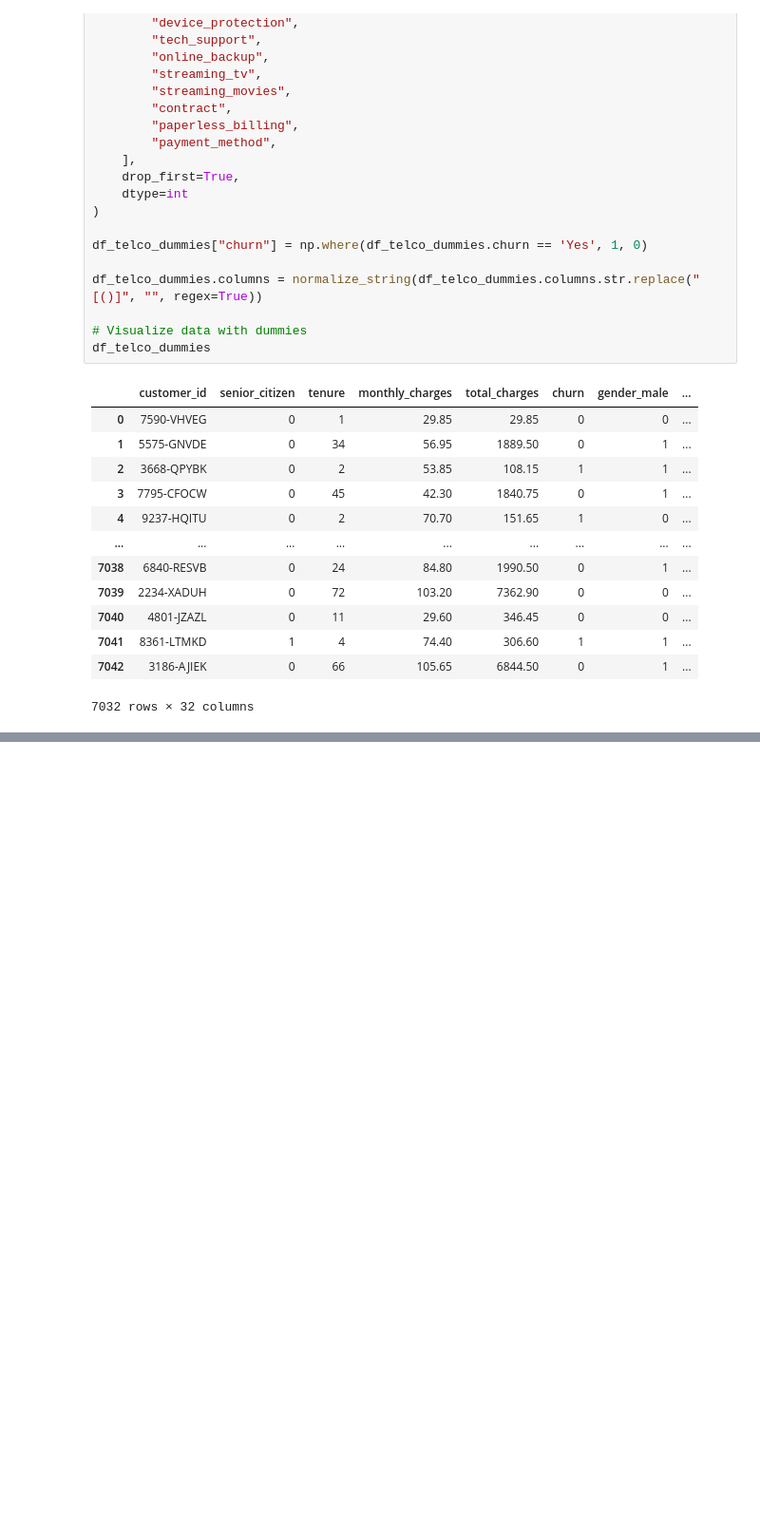
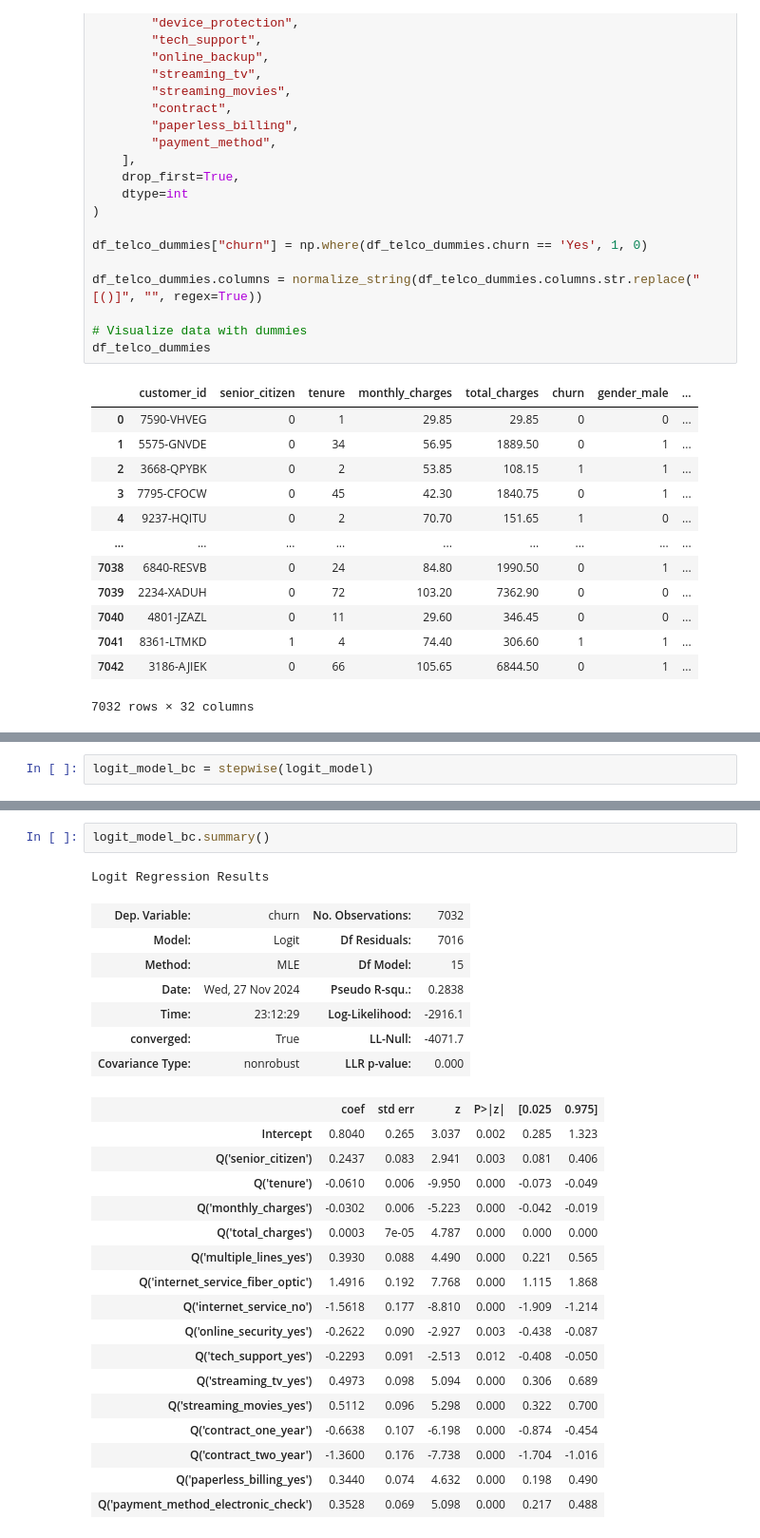
Before and after one commit to dan-teixeira/data-science, a Jupyter notebook: telco_costumer_churn/telco_customer_churn.ipynb, the cells around one changed output, grey strips where cells are left out. Shown at 95% size. Drawn from its saved outputs; the diff is of its cells as text; blank space fills up the shorter version.

```diff
--- a/telco_costumer_churn/telco_customer_churn.ipynb
+++ b/telco_costumer_churn/telco_customer_churn.ipynb
@@ -232,0 +219,2 @@ Logit Regression Results
+# %%
+logit_model_bc = stepwise(logit_model)
@@ -232,0 +239,28 @@ Logit Regression Results
+# %%
+logit_model_bc.summary()
+# %% [output]
+Logit Regression Results
+| Dep. Variable: | churn | No. Observations: | 7032 |
+| Model: | Logit | Df Residuals: | 7016 |
+| Method: | MLE | Df Model: | 15 |
+| Date: | Wed, 27 Nov 2024 | Pseudo R-squ.: | 0.2838 |
+| Time: | 23:12:29 | Log-Likelihood: | -2916.1 |
+| converged: | True | LL-Null: | -4071.7 |
+| Covariance Type: | nonrobust | LLR p-value: | 0.000 |
+|  | coef | std err | z | P>|z| | [0.025 | 0.975] |
+| Intercept | 0.8040 | 0.265 | 3.037 | 0.002 | 0.285 | 1.323 |
+| Q('senior_citizen') | 0.2437 | 0.083 | 2.941 | 0.003 | 0.081 | 0.406 |
+| Q('tenure') | -0.0610 | 0.006 | -9.950 | 0.000 | -0.073 | -0.049 |
+| Q('monthly_charges') | -0.0302 | 0.006 | -5.223 | 0.000 | -0.042 | -0.019 |
+| Q('total_charges') | 0.0003 | 7e-05 | 4.787 | 0.000 | 0.000 | 0.000 |
+| Q('multiple_lines_yes') | 0.3930 | 0.088 | 4.490 | 0.000 | 0.221 | 0.565 |
+| Q('internet_service_fiber_optic') | 1.4916 | 0.192 | 7.768 | 0.000 | 1.115 | 1.868 |
+| Q('internet_service_no') | -1.5618 | 0.177 | -8.810 | 0.000 | -1.909 | -1.214 |
+| Q('online_security_yes') | -0.2622 | 0.090 | -2.927 | 0.003 | -0.438 | -0.087 |
+| Q('tech_support_yes') | -0.2293 | 0.091 | -2.513 | 0.012 | -0.408 | -0.050 |
+| Q('streaming_tv_yes') | 0.4973 | 0.098 | 5.094 | 0.000 | 0.306 | 0.689 |
+| Q('streaming_movies_yes') | 0.5112 | 0.096 | 5.298 | 0.000 | 0.322 | 0.700 |
+| Q('contract_one_year') | -0.6638 | 0.107 | -6.198 | 0.000 | -0.874 | -0.454 |
+| Q('contract_two_year') | -1.3600 | 0.176 | -7.738 | 0.000 | -1.704 | -1.016 |
+| Q('paperless_billing_yes') | 0.3440 | 0.074 | 4.632 | 0.000 | 0.198 | 0.490 |
+| Q('payment_method_electronic_check') | 0.3528 | 0.069 | 5.098 | 0.000 | 0.217 | 0.488 |
```
Also changed, not shown: parts of 8 cells of this notebook.
